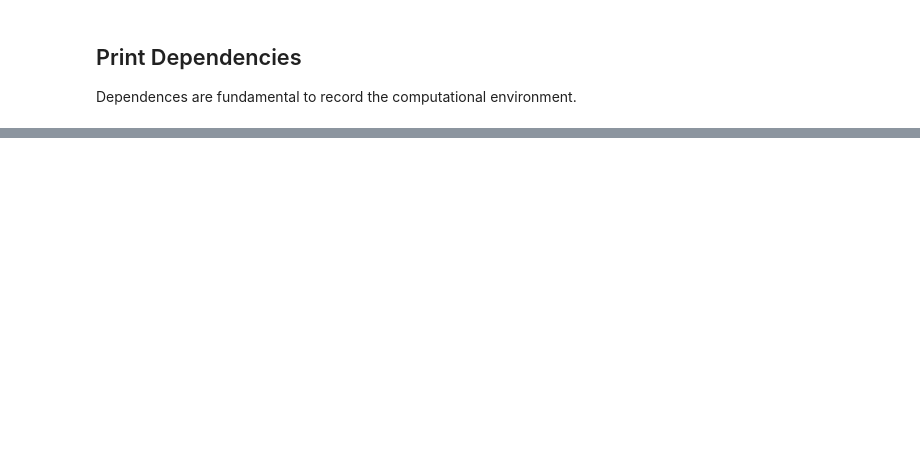
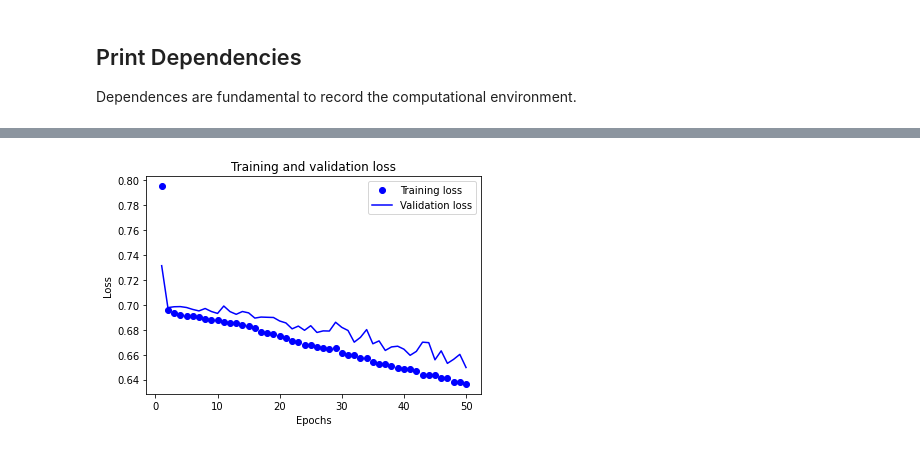
Before and after one commit to chiarabadiali/comp_scatt_ML, a Jupyter notebook: Comp_Scatt_ML.ipynb, the cells around one changed output, grey strips where cells are left out. Saved outputs shown, nothing was run; the diff lists cells and outputs as text; code cells hidden in the pictures; blank space fills up the shorter version.

```diff
--- a/Comp_Scatt_ML.ipynb
+++ b/Comp_Scatt_ML.ipynb
@@ -64,0 +66,3 @@ Last updated: Wed Jan 13 2021 12:43:44CET
+# %%
+from process import load_generate_data
+regr_data, class_data = load_generate_data(1, 10)
@@ -64,0 +73,4 @@ Last updated: Wed Jan 13 2021 12:43:44CET
+# %%
+np.random.shuffle(class_data)
+y = class_data[:,0]
+x = class_data[:,1:]
@@ -64,0 +85,6 @@ Last updated: Wed Jan 13 2021 12:43:44CET
+# %%
+x_train = x[:500]
+x_val = x[500:]
+
+y_train = y[:500]
+y_val = y[500:]
@@ -64,0 +98,12 @@ Last updated: Wed Jan 13 2021 12:43:44CET
+# %%
+def build_model() :
+    model = models.Sequential()
+    model.add (layers.Dense (8 , activation = "relu" , input_shape = (1378, 10)))
+    model.add (layers.Dense (8, activation = "relu"))
+    model.add (layers.Dense (1 , activation = "sigmoid"))
+    model.compile(optimizer = "adam" , loss = "binary_crossentropy" , metrics =["accuracy"])
+    return model
+
+model = build_model ()
+history = model.fit ( x_train, y_train, epochs = 50, batch_size = 5 , validation_data = (x_val, y_val) )
+model.save("prova.h5")
@@ -64,0 +128,18 @@ Last updated: Wed Jan 13 2021 12:43:44CET
+# %%
+import matplotlib.pyplot as plt
+
+loss = history.history['loss']
+val_loss = history.history['val_loss']
+
+epochs = range(1, len(loss) + 1)
+
+plt.plot(epochs, loss, 'bo', label='Training loss')
+plt.plot(epochs, val_loss, 'b', label='Validation loss')
+plt.title('Training and validation loss')
+plt.xlabel('Epochs')
+plt.ylabel('Loss')
+plt.legend()
+
+plt.show()
+# %% [output]
+[figure, added]
```
Also changed, not shown: parts of 9 cells of this notebook.
